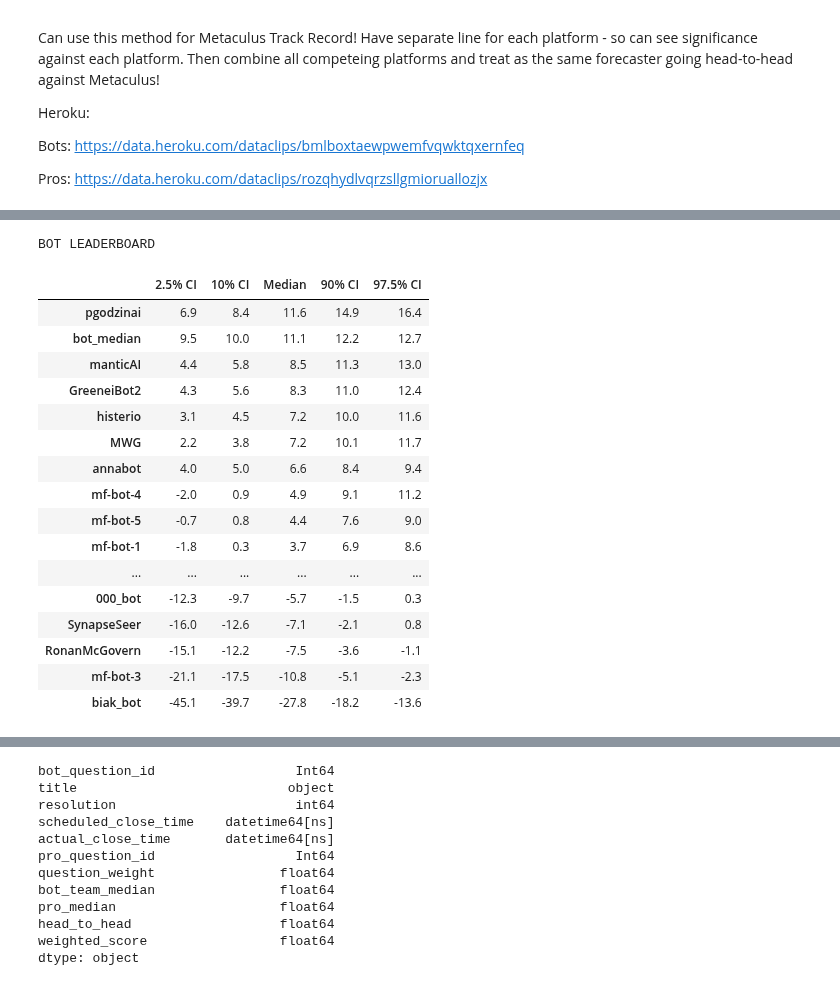
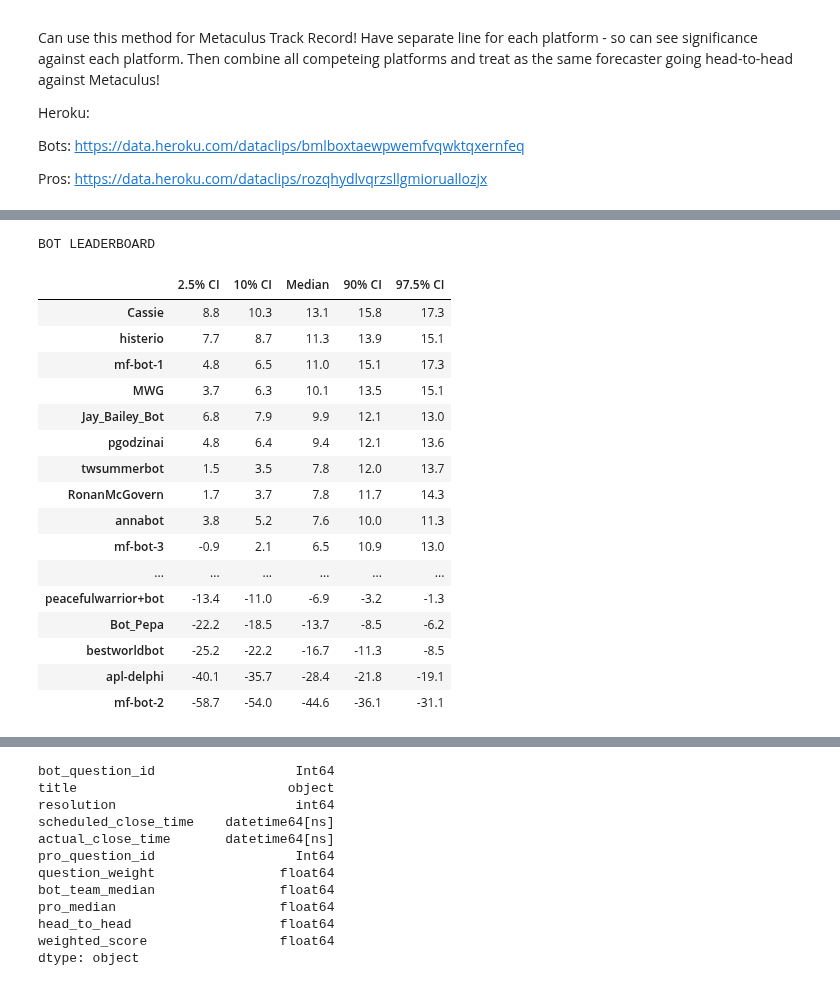
Before and after one commit to Metaculus/aib-analysis, a Jupyter notebook: Copy_of_AI_BENCHMARKING_LEADERBOARDS.ipynb, the cells around one changed output, grey strips where cells are left out. Cells and saved outputs as stored; diff of their text form; code cells hidden in the pictures.

```diff
--- a/Copy_of_AI_BENCHMARKING_LEADERBOARDS.ipynb
+++ b/Copy_of_AI_BENCHMARKING_LEADERBOARDS.ipynb
@@ -54,11 +54,13 @@ close time in a later cell!
 df_pro_bot_resolved_questions: Has pro_question_id, bot_question_id, title, resolution, scheduled_close_time, question_weight
 """
 
-df_bot_scores = pd.read_csv(f'scores/bots_score_data_{quarter}.csv')
+#df_bot_scores = pd.read_csv(f'https://data.heroku.com/dataclips/nudnpycciffydoeihwbtttlkwpcj.csv')
+df_bot_scores = pd.read_csv('scores/bots_score_data_q3.csv')
 df_bot_questions = df_bot_scores.rename(columns={'question_id': 'bot_question_id', 'question_title': 'title'})
 df_bot_questions = df_bot_questions[df_bot_questions['resolution'].isin(['yes', 'no'])]
 
-df_pro_scores = pd.read_csv(f'scores/pros_score_data_{quarter}.csv')
+#df_pro_scores = pd.read_csv(f'https://data.heroku.com/dataclips/dgoglqeavaxrhhnfcikkoobuollk.csv')
+df_pro_scores = pd.read_csv('scores/pros_score_data_q3.csv')
 df_pro_questions = df_pro_scores.rename(columns={'question_id': 'pro_question_id', 'question_title': 'title'})
 df_pro_questions = df_pro_questions[df_pro_questions['resolution'].isin(['yes', 'no'])]
 
@@ -250,7 +255,7 @@ Length: 303, dtype: Int64
 df_pro_bot_resolved_questions['scheduled_close_time'] = pd.to_datetime(df_pro_bot_resolved_questions['scheduled_close_time']).dt.tz_localize(None)
 df_pro_bot_resolved_questions['actual_close_time'] = pd.to_datetime(df_pro_bot_resolved_questions['actual_close_time']).dt.tz_localize(None)
 # %%
-remove_early_closers = True # SET TO FALSE WHEN ALL Q'S ARE RESOLVED
+remove_early_closers = False # SET TO FALSE WHEN ALL Q'S ARE RESOLVED
 if remove_early_closers:
   df_pro_bot_resolved_questions = df_pro_bot_resolved_questions[(df_pro_bot_resolved_questions['actual_close_time'] <= df_pro_bot_resolved_questions['scheduled_close_time'])]
 
@@ -1148,5 +1172,9 @@ plt.show()
 # %%
 # @title Bootstrapping
+
+# Drop 'bot_median from all_bots list
+all_bots_wo_median = np.delete(all_bots, np.where(all_bots == 'bot_median')[0][0])
+df_bot_peer_wide_wo_median = df_bot_peer_wide.drop('bot_median', axis=1)
 
 def weighted_bootstrap_analysis(df_bot_peer_wide, bots, NUM, ITER):
     # Function to perform a single bootstrap iteration
@@ -1167,50 +1195,50 @@ def weighted_bootstrap_analysis(df_bot_peer_wide, bots, NUM, ITER):
     ci_10 = results_df.quantile(0.1)
     ci_high = results_df.quantile(0.975)
     ci_90 = results_df.quantile(0.9)
     median = results_df.median()
 
     # Create output DataFrame
     output_df = pd.DataFrame({
         '2.5% CI': ci_low,
         '10% CI': ci_10,
         'Median': median,
         '90% CI': ci_90,
         '97.5% CI': ci_high
     })
 
     # Sort by median descending
     output_df = output_df.sort_values('Median', ascending=False)
 
     return output_df
 
 NUM = round(df_bot_peer_wide['question_weight'].sum())
 ITER = 1000
 
-result_df = weighted_bootstrap_analysis(df_bot_peer_wide, all_bots, NUM, ITER)
+result_df = weighted_bootstrap_analysis(df_bot_peer_wide_wo_median, all_bots_wo_median, NUM, ITER)
 average_df = result_df / NUM
 
 print(f'BOT LEADERBOARD\n\n')
 df_rounded = average_df.round(1)
 df_rounded
 # %% [output]
 BOT LEADERBOARD
 |  | 2.5% CI | 10% CI | Median | 90% CI | 97.5% CI |
-| pgodzinai | 6.9 | 8.4 | 11.6 | 14.9 | 16.4 |
-| bot_median | 9.5 | 10.0 | 11.1 | 12.2 | 12.7 |
-| manticAI | 4.4 | 5.8 | 8.5 | 11.3 | 13.0 |
-| GreeneiBot2 | 4.3 | 5.6 | 8.3 | 11.0 | 12.4 |
-| histerio | 3.1 | 4.5 | 7.2 | 10.0 | 11.6 |
-| MWG | 2.2 | 3.8 | 7.2 | 10.1 | 11.7 |
-| annabot | 4.0 | 5.0 | 6.6 | 8.4 | 9.4 |
-| mf-bot-4 | -2.0 | 0.9 | 4.9 | 9.1 | 11.2 |
-| mf-bot-5 | -0.7 | 0.8 | 4.4 | 7.6 | 9.0 |
-| mf-bot-1 | -1.8 | 0.3 | 3.7 | 6.9 | 8.6 |
+| Cassie | 8.8 | 10.3 | 13.1 | 15.8 | 17.3 |
+| histerio | 7.7 | 8.7 | 11.3 | 13.9 | 15.1 |
+| mf-bot-1 | 4.8 | 6.5 | 11.0 | 15.1 | 17.3 |
+| MWG | 3.7 | 6.3 | 10.1 | 13.5 | 15.1 |
+| Jay_Bailey_Bot | 6.8 | 7.9 | 9.9 | 12.1 | 13.0 |
+| pgodzinai | 4.8 | 6.4 | 9.4 | 12.1 | 13.6 |
+| twsummerbot | 1.5 | 3.5 | 7.8 | 12.0 | 13.7 |
+| RonanMcGovern | 1.7 | 3.7 | 7.8 | 11.7 | 14.3 |
+| annabot | 3.8 | 5.2 | 7.6 | 10.0 | 11.3 |
+| mf-bot-3 | -0.9 | 2.1 | 6.5 | 10.9 | 13.0 |
 | ... | ... | ... | ... | ... | ... |
-| 000_bot | -12.3 | -9.7 | -5.7 | -1.5 | 0.3 |
-| SynapseSeer | -16.0 | -12.6 | -7.1 | -2.1 | 0.8 |
-| RonanMcGovern | -15.1 | -12.2 | -7.5 | -3.6 | -1.1 |
-| mf-bot-3 | -21.1 | -17.5 | -10.8 | -5.1 | -2.3 |
-| biak_bot | -45.1 | -39.7 | -27.8 | -18.2 | -13.6 |
+| peacefulwarrior+bot | -13.4 | -11.0 | -6.9 | -3.2 | -1.3 |
+| Bot_Pepa | -22.2 | -18.5 | -13.7 | -8.5 | -6.2 |
+| bestworldbot | -25.2 | -22.2 | -16.7 | -11.3 | -8.5 |
+| apl-delphi | -40.1 | -35.7 | -28.4 | -21.8 | -19.1 |
+| mf-bot-2 | -58.7 | -54.0 | -44.6 | -36.1 | -31.1 |
 # %%
 NUM = round(df_bot_vs_pro_peer['question_weight'].sum())
 ITER = 1000
```
Also changed, not shown: parts of 50 cells of this notebook.
